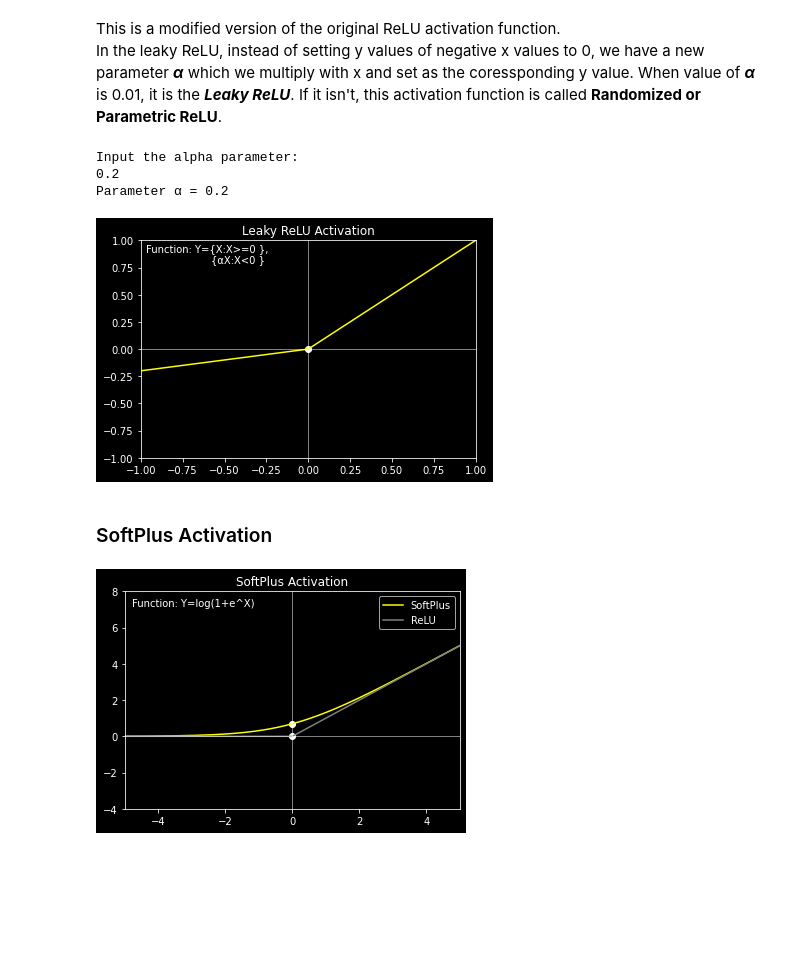
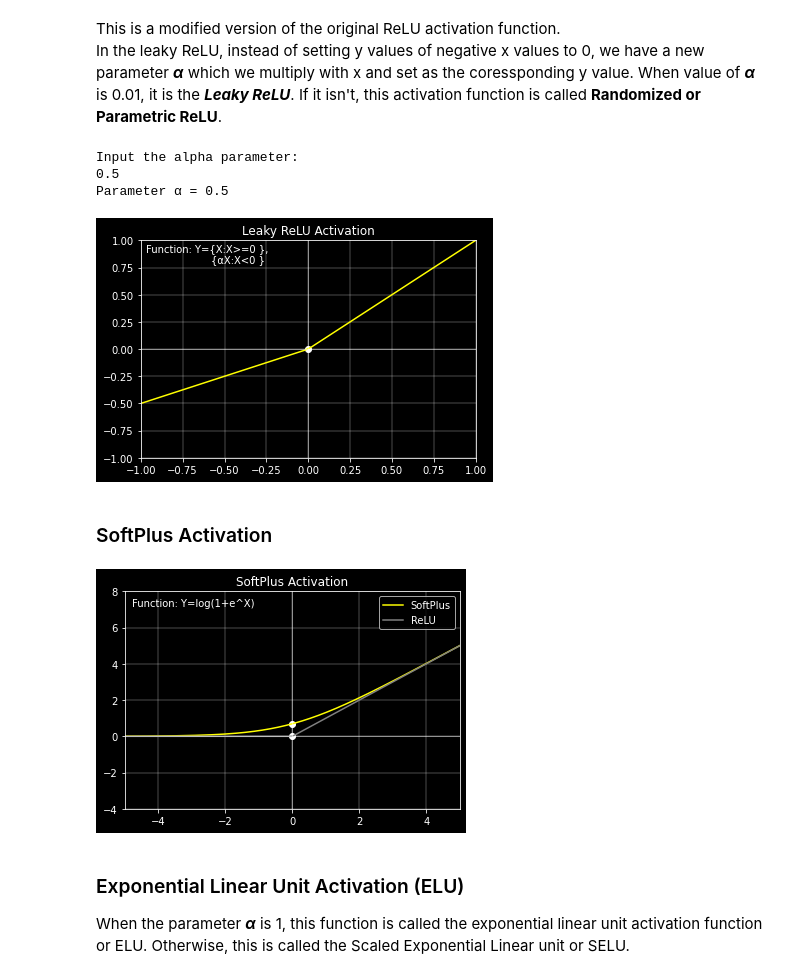
Before and after one commit to Diacod-I/ActivateFunk, a Jupyter notebook: Activate.ipynb, the cells around one changed output. Saved outputs shown, nothing was run; the diff lists cells and outputs as text; code cells hidden in the pictures; blank space fills up the shorter version.

```diff
--- a/Activate.ipynb
+++ b/Activate.ipynb
@@ -107,23 +112,24 @@ This is a modified version of the original ReLU activation function.<br> In the
 # %%
 print("Input the alpha parameter:")
 alpha=float((input()) or 0.01)
 print("Parameter α =",alpha)
 y=np.vectorize(lambda x: alpha*x if x<0 else x,otypes=[np.float64])
 plt.title("Leaky ReLU Activation")
 plt.plot(x,y(x),c='yellow')
 plt.scatter(0,0,c='white')
 plt.axhline(0, color='white', linewidth=.5)
 plt.axvline(0, color='white', linewidth=.5)
 plt.xlim(-1,1)
 plt.ylim(-1,1)
 plt.text(-0.97,0.9,"Function: Y={X:X>=0 },")
 plt.text(-0.58,0.8,"{αX:X<0 }")
+plt.grid(linewidth=0.3)
 plt.show()
 # %% [output]
 Input the alpha parameter:
-0.2
-Parameter α = 0.2
+0.5
+Parameter α = 0.5
-[figure, old version]
+[figure, new version]
 # %% [markdown]
 ### SoftPlus Activation
 # %%
@@ -140,6 +146,10 @@ plt.axhline(0, color='white', linewidth=.5)
 plt.axvline(0, color='white', linewidth=.5)
 plt.text(-4.8,7.2,"Function: Y=log(1+e^X)")
 plt.legend(['SoftPlus','ReLU'])
+plt.grid(linewidth=0.3)
 plt.show()
 # %% [output]
-[figure, old version]
+[figure, new version]
+# %% [markdown]
+### Exponential Linear Unit Activation (ELU)
+When the parameter ***α*** is 1, this function is called the exponential linear unit activation function or ELU. Otherwise, this is called the Scaled Exponential Linear unit or SELU.
```
Also changed, not shown: parts of 11 cells of this notebook.
